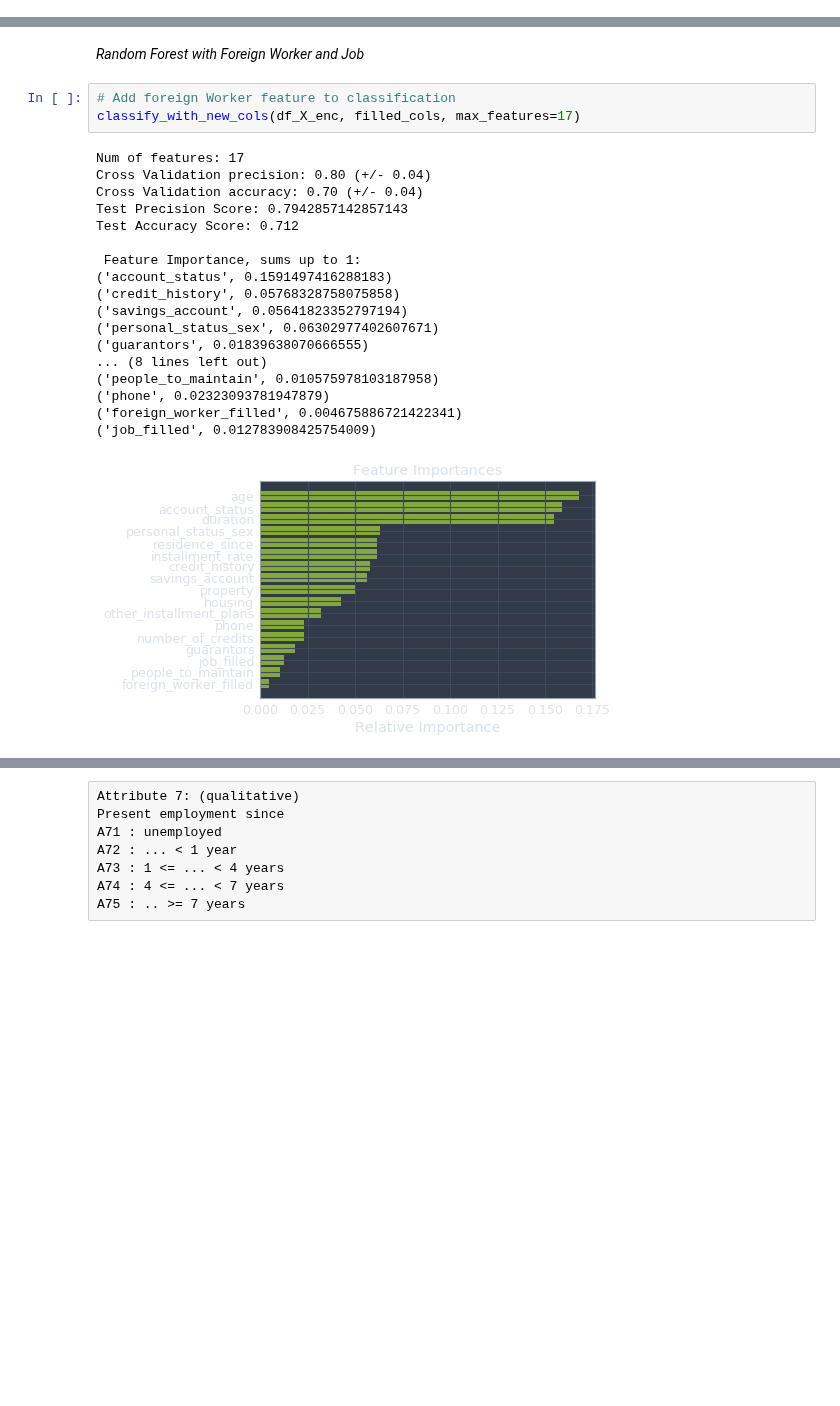
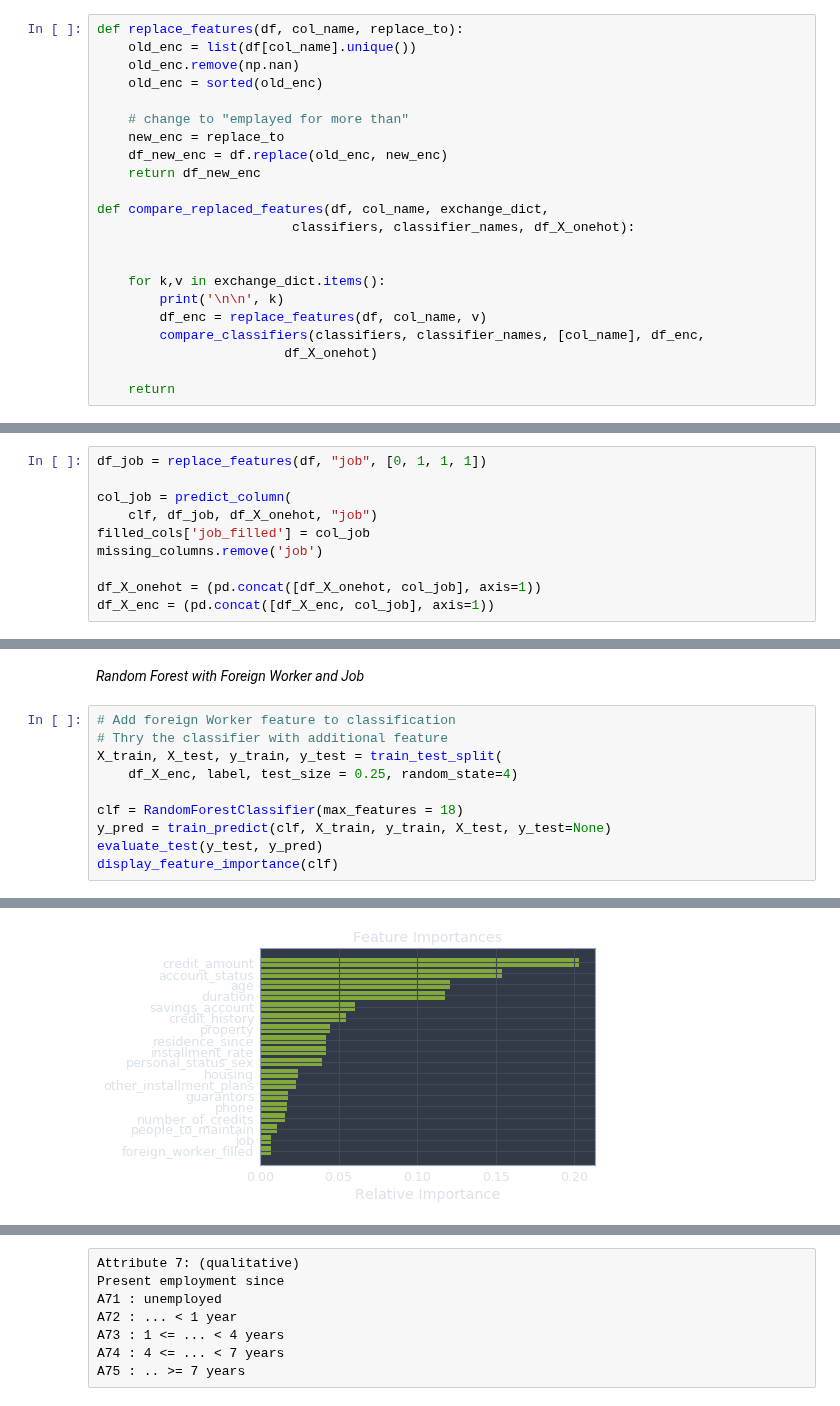
Before and after one commit to alyonavyshnevska/intelligent_data_analysis, a Jupyter notebook: Final_Project/FinalProject.ipynb, the cells around one changed output, grey strips where cells are left out. Drawn from its saved outputs; the diff is of its cells as text; blank space fills up the shorter version.

```diff
--- a/Final_Project/FinalProject.ipynb
+++ b/Final_Project/FinalProject.ipynb
@@ -847,3 +870,25 @@ Test Accuracy Score: 0.716
 # %% [markdown]
 ## Feature Engineering
+# %%
+def replace_features(df, col_name, replace_to):
+    old_enc = list(df[col_name].unique())
+    old_enc.remove(np.nan)
+    old_enc = sorted(old_enc)
+
+    # change to "emplayed for more than"
+    new_enc = replace_to
+    df_new_enc = df.replace(old_enc, new_enc)
+    return df_new_enc
+
+def compare_replaced_features(df, col_name, exchange_dict,
+                         classifiers, classifier_names, df_X_onehot):
+
+
+    for k,v in exchange_dict.items():
+        print('\n\n', k)
+        df_enc = replace_features(df, col_name, v)
+        compare_classifiers(classifiers, classifier_names, [col_name], df_enc,
+                        df_X_onehot)
+
+    return
 # %% [raw]
@@ -1007,0 +942,10 @@ missing_columns.remove('job')
+# %%
+df_job = replace_features(df, "job", [0, 1, 1, 1])
+
+col_job = predict_column(
+    clf, df_job, df_X_onehot, "job")
+filled_cols['job_filled'] = col_job
+missing_columns.remove('job')
+
+df_X_onehot = (pd.concat([df_X_onehot, col_job], axis=1))
+df_X_enc = (pd.concat([df_X_enc, col_job], axis=1))
@@ -1008,24 +981,13 @@ missing_columns.remove('job')
 # %% [markdown]
 _Random Forest with Foreign Worker and Job_
-# %%
-# Add foreign Worker feature to classification
-classify_with_new_cols(df_X_enc, filled_cols, max_features=17)
-# %% [output]
-Num of features: 17
-Cross Validation precision: 0.80 (+/- 0.04)
-Cross Validation accuracy: 0.70 (+/- 0.04)
-Test Precision Score: 0.7942857142857143
-Test Accuracy Score: 0.712
-
- Feature Importance, sums up to 1:
-('account_status', 0.1591497416288183)
-('credit_history', 0.05768328758075858)
-('savings_account', 0.05641823352797194)
-('personal_status_sex', 0.06302977402607671)
-('guarantors', 0.01839638070666555)
-... (8 lines left out)
-('people_to_maintain', 0.010575978103187958)
-('phone', 0.02323093781947879)
-('foreign_worker_filled', 0.004675886721422341)
-('job_filled', 0.012783908425754009)
-[figure, removed]
+# %%
+# Add foreign Worker feature to classification
+# Thry the classifier with additional feature
+X_train, X_test, y_train, y_test = train_test_split(
+    df_X_enc, label, test_size = 0.25, random_state=4)
+
+clf = RandomForestClassifier(max_features = 18)
+y_pred = train_predict(clf, X_train, y_train, X_test, y_test=None)
+evaluate_test(y_test, y_pred)
+display_feature_importance(clf)
+# %% [output]
@@ -1031,0 +1011 @@ Test Accuracy Score: 0.712
+[figure, added]
```
Also changed, not shown: parts of 47 cells of this notebook.
